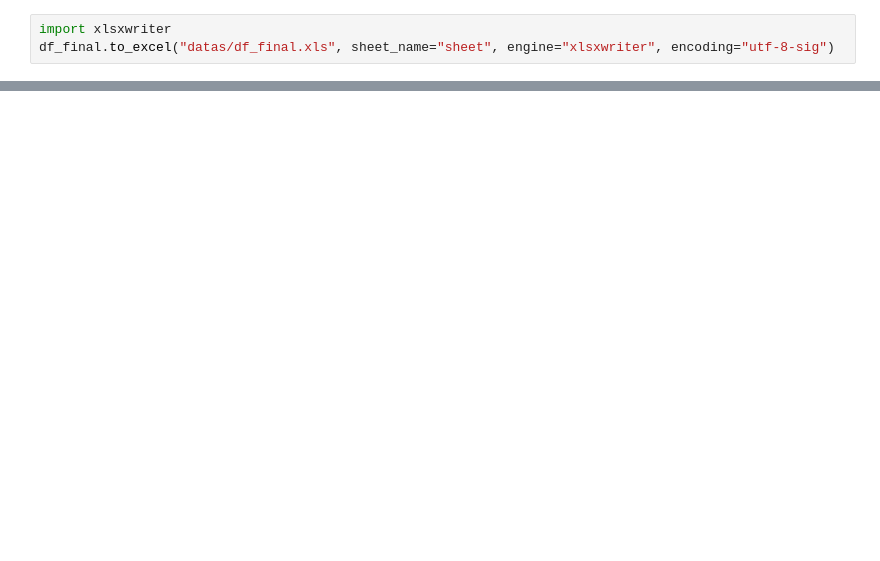
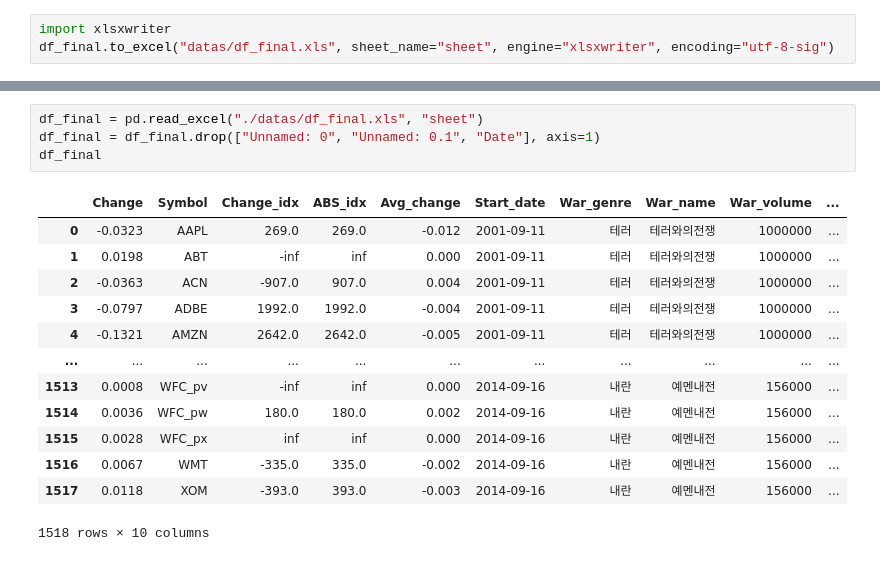
Before and after one commit to lee-edgar/EdaProject, a Jupyter notebook: 11_project/FinanceDataReader_v7.ipynb, the cells around one changed output, grey strips where cells are left out. Saved outputs shown, nothing was run; the diff lists cells and outputs as text; blank space fills up the shorter version.

```diff
--- a/11_project/FinanceDataReader_v7.ipynb
+++ b/11_project/FinanceDataReader_v7.ipynb
@@ -394,0 +304,18 @@ Name: War_genre, Length: 1518, dtype: object
+# %%
+df_final = pd.read_excel("./datas/df_final.xls", "sheet")
+df_final = df_final.drop(["Unnamed: 0", "Unnamed: 0.1", "Date"], axis=1)
+df_final
+# %% [output]
+|  | Change | Symbol | Change_idx | ABS_idx | Avg_change | Start_date | War_genre | War_name | War_volume | ... |
+| 0 | -0.0323 | AAPL | 269.0 | 269.0 | -0.012 | 2001-09-11 | 테러 | 테러와의전쟁 | 1000000 | ... |
+| 1 | 0.0198 | ABT | -inf | inf | 0.000 | 2001-09-11 | 테러 | 테러와의전쟁 | 1000000 | ... |
+| 2 | -0.0363 | ACN | -907.0 | 907.0 | 0.004 | 2001-09-11 | 테러 | 테러와의전쟁 | 1000000 | ... |
+| 3 | -0.0797 | ADBE | 1992.0 | 1992.0 | -0.004 | 2001-09-11 | 테러 | 테러와의전쟁 | 1000000 | ... |
+| 4 | -0.1321 | AMZN | 2642.0 | 2642.0 | -0.005 | 2001-09-11 | 테러 | 테러와의전쟁 | 1000000 | ... |
+| ... | ... | ... | ... | ... | ... | ... | ... | ... | ... | ... |
+| 1513 | 0.0008 | WFC_pv | -inf | inf | 0.000 | 2014-09-16 | 내란 | 예멘내전 | 156000 | ... |
+| 1514 | 0.0036 | WFC_pw | 180.0 | 180.0 | 0.002 | 2014-09-16 | 내란 | 예멘내전 | 156000 | ... |
+| 1515 | 0.0028 | WFC_px | inf | inf | 0.000 | 2014-09-16 | 내란 | 예멘내전 | 156000 | ... |
+| 1516 | 0.0067 | WMT | -335.0 | 335.0 | -0.002 | 2014-09-16 | 내란 | 예멘내전 | 156000 | ... |
+| 1517 | 0.0118 | XOM | -393.0 | 393.0 | -0.003 | 2014-09-16 | 내란 | 예멘내전 | 156000 | ... |
+1518 rows × 10 columns
```
Also changed, not shown: parts of 16 cells of this notebook, 4 other files.
